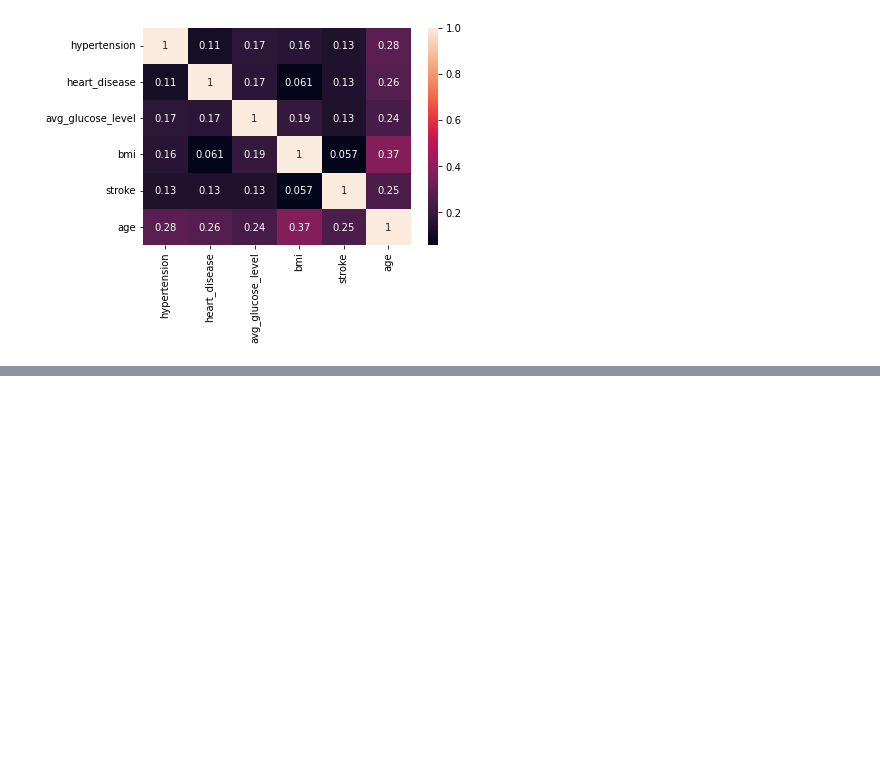
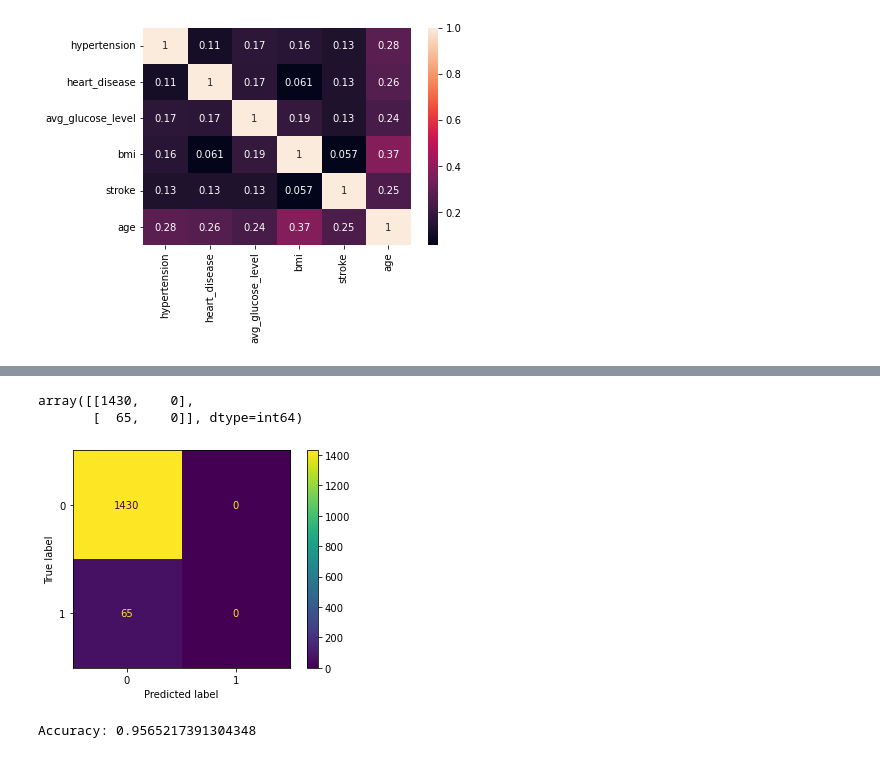
Before and after one commit to Japu90/Data-analytiikkaPortfolio, a Jupyter notebook: Brain Stroke Dataset.ipynb, the cells around one changed output, grey strips where cells are left out. Drawn from its saved outputs; the diff is of its cells as text; code cells hidden in the pictures; blank space fills up the shorter version.

Commit message:
Update Brain Stroke Dataset.ipynb
Some Ai work

```diff
--- a/Brain Stroke Dataset.ipynb
+++ b/Brain Stroke Dataset.ipynb
@@ -111,3 +114,14 @@ sns.heatmap(data=df2.corr(), annot=True)
 plt.show()
 # %% [output]
 [figure]
+# %%
+# copy the data
+df2 = df2.copy()
+
+# apply normalization techniques on Column 1
+column = 'avg_glucose_level'
+column1 = 'bmi'
+df2[column] = df2[column] /df2[column].abs().max()
+df2[column1] = df2[column1] /df2[column1].abs().max()
+# view normalized data
+display(df2)
@@ -113,0 +142,3 @@ plt.show()
+# %%
+X = df2[['hypertension', 'heart_disease', 'avg_glucose_level', 'bmi', 'age']]
+y = df2[['stroke']].values.ravel()
@@ -113,0 +165,5 @@ plt.show()
+# %%
+X_train, X_test, y_train, y_test = train_test_split(X,y,test_size=0.3,random_state=0)
+# %%
+model = LogisticRegression()
+model.fit(X_train, y_train)
@@ -113,0 +190,15 @@ plt.show()
+# %%
+cnf_matrix = metrics.confusion_matrix(y_test, y_pred)
+cnf_matrix
+# %% [output]
+array([[1430,    0],
+       [  65,    0]], dtype=int64)
+# %%
+metrics.plot_confusion_matrix(model, X_test, y_test)
+plt.show()
+# %% [output]
+[figure, added]
+# %%
+print("Accuracy:",metrics.accuracy_score(y_test, y_pred))
+# %% [output]
+Accuracy: 0.9565217391304348
```
Also changed, not shown: parts of 7 cells of this notebook.
